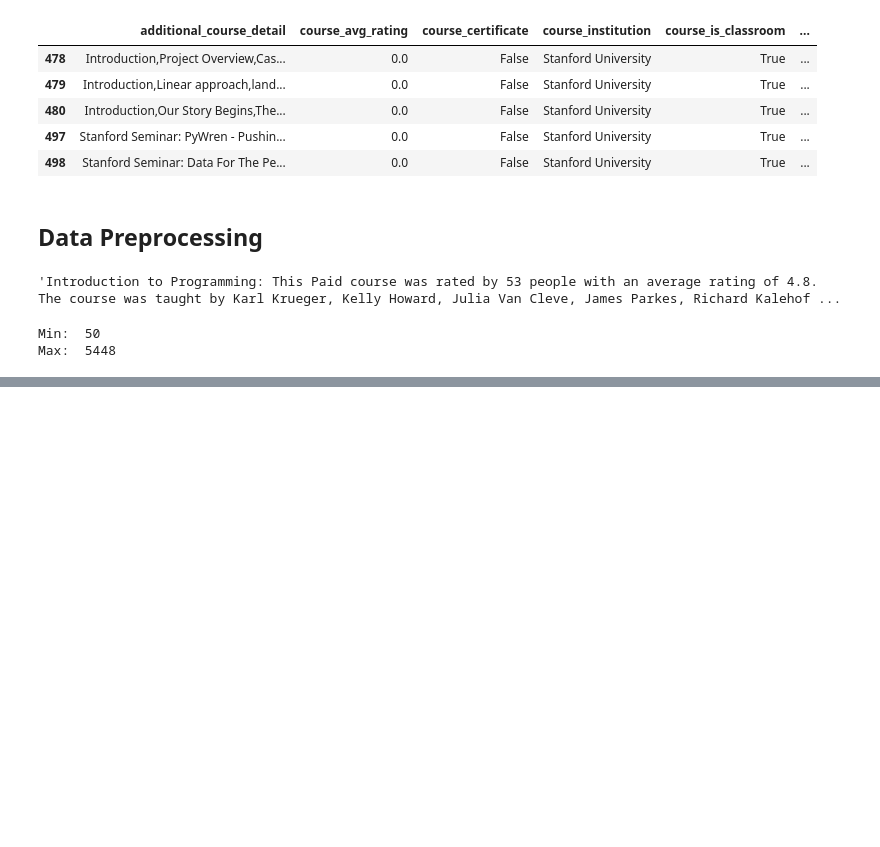
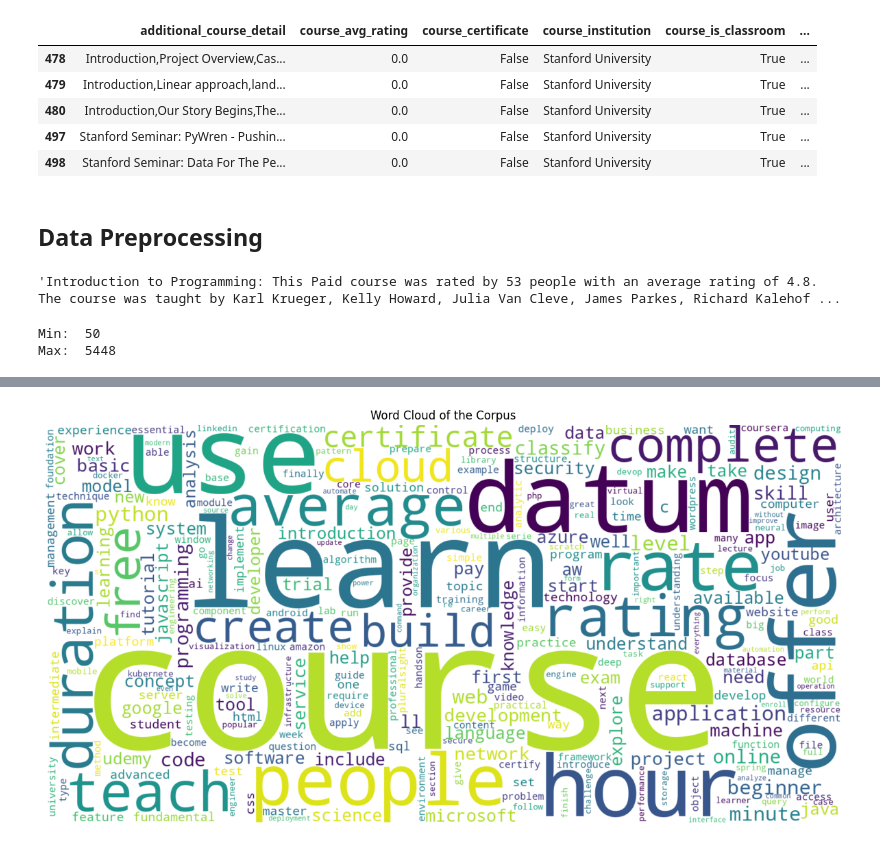
Before and after one commit to chidinma-godwin/course-recommendation-nlp, a Jupyter notebook: course_recommendation.ipynb, the cells around one changed output, grey strips where cells are left out. Drawn from its saved outputs; the diff is of its cells as text; code cells hidden in the pictures; blank space fills up the shorter version.

```diff
--- a/course_recommendation.ipynb
+++ b/course_recommendation.ipynb
@@ -238,0 +283,10 @@ Max:  2846
+# %%
+wordcloud = WordCloud(width=1600, height=800, background_color='white', min_font_size=14,
+                      collocations=False, max_words=500).generate(' '.join(df['preprocessed_details']))
+plt.figure(figsize=(15, 10))
+plt.imshow(wordcloud, interpolation='bilinear')
+plt.axis('off')
+plt.title('Word Cloud of the Corpus')
+plt.show()
+# %% [output]
+[figure, added]
```
Also changed, not shown: parts of 19 cells of this notebook.
